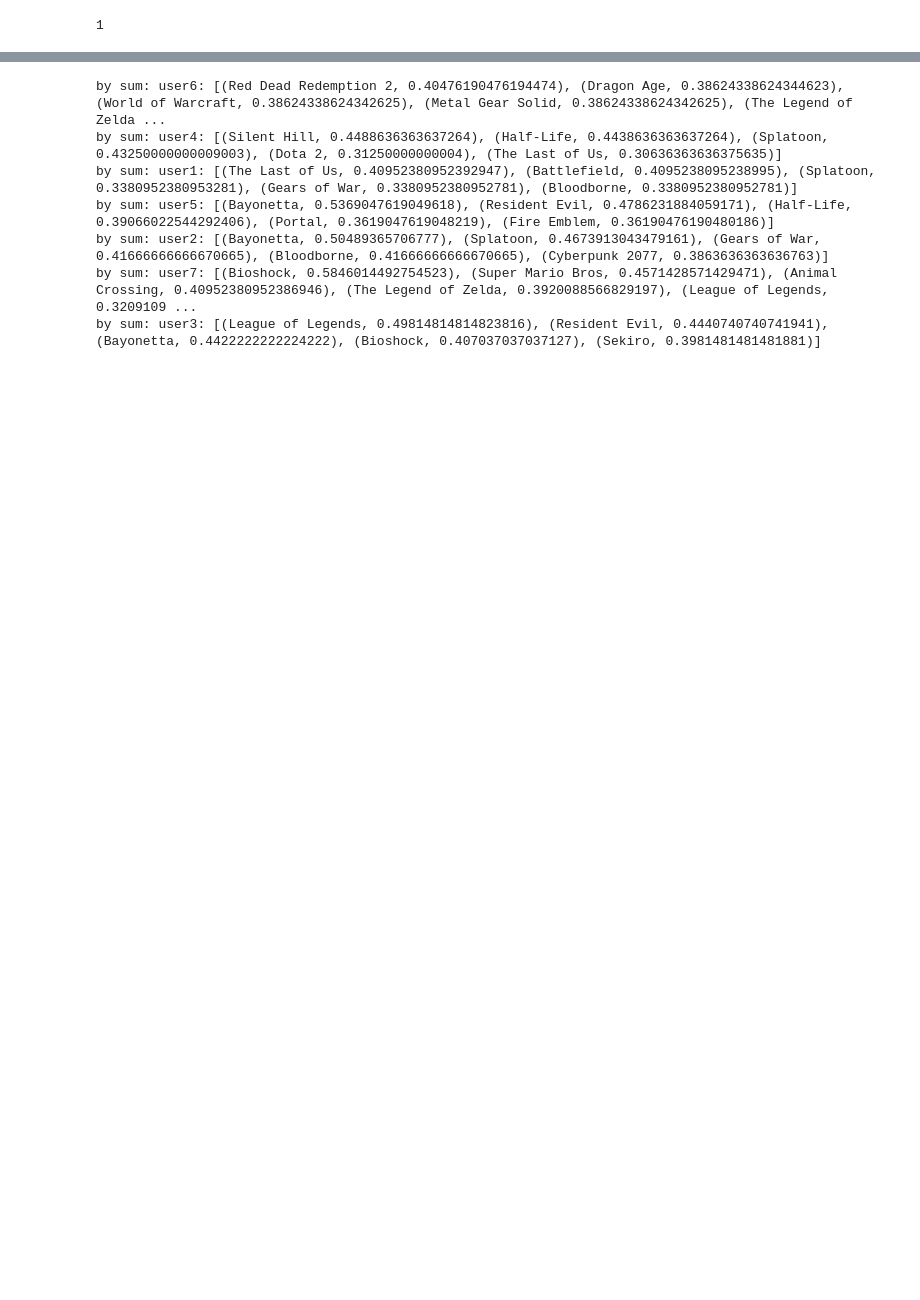
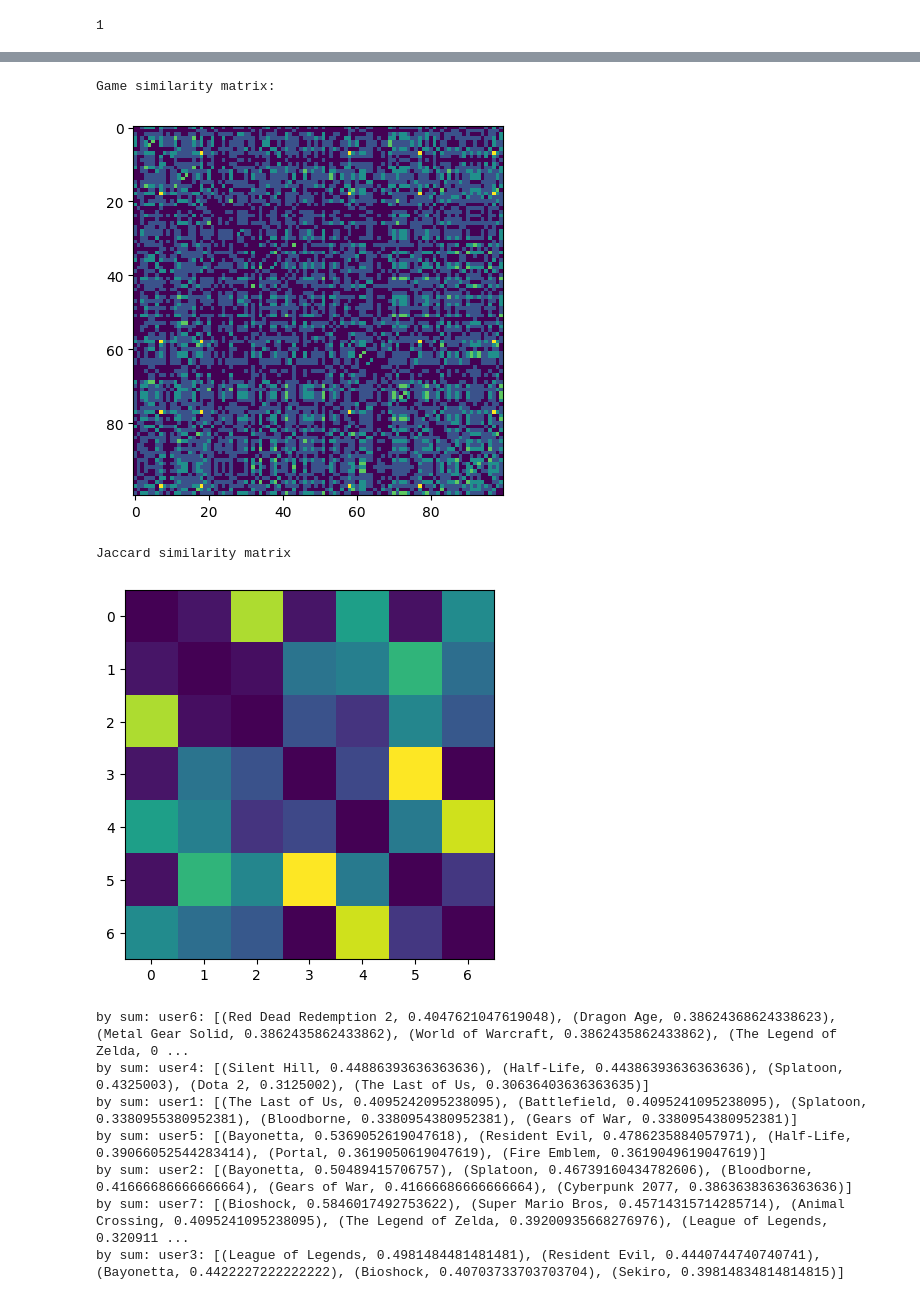
Before and after one commit to AlanBeem/AD325_Project2, a Jupyter notebook: main.ipynb, the cells around one changed output, grey strips where cells are left out. Drawn from its saved outputs; the diff is of its cells as text; code cells hidden in the pictures; blank space fills up the shorter version.

```diff
--- a/main.ipynb
+++ b/main.ipynb
@@ -186,6 +192,8 @@ print(control_ht.collision_count)
 # %%
 import csv
-# import matplotlib.pyplot as plt
+import matplotlib.pyplot as plt
+import math
+
 
 game_cumulative_list = []
 user_data_sets = {}  # dict()
@@ -200,8 +208,26 @@ with open('user_item_data.csv', 'r') as open_file:
             user_data_sets[user] = set()
         user_data_sets[user].add(game)
 open_file.close()
-# print(user_data_sets)
-
+# game similarity matrix
+game_list = list(set(game_cumulative_list))
+game_similarity_matrix = [[0 for g in game_cumulative_list] for l in game_cumulative_list]
+game_pairs = set()
+for i, game_i in zip(range(len(game_cumulative_list)), game_cumulative_list):
+    for j, game_j in zip(range(len(game_cumulative_list)), game_cumulative_list):
+        if i != j:
+            game_pairs.add((game_i, game_j))
+            for each_user in user_data_sets:
+                game_set = user_data_sets[each_user]
+                game_similarity_matrix[i][j] += 1 if (game_i in game_set and game_j in game_set) else 0
+for k in range(len(game_similarity_matrix)):
+    for L in range(len(game_similarity_matrix)):
+        game_similarity_matrix[k][L] /= len(game_pairs)
+# for i in range(len(game_similarity_matrix)):
+#     print(game_similarity_matrix[i])
+#
+print("Game similarity matrix:")
+plt.imshow(game_similarity_matrix)
+plt.show()
 
 class GamePriority:
     def __init__(self, game: str, priority: float):
@@ -234,43 +260,71 @@ class GameList(list):
     def append(self, object):
         for each in self:
             if each.equals(object):
                 break
         else:
             return super().append(object)
         return None
 
     def __str__(self) -> str:
         return f"{[str(each) for each in self]}"
 
-jaccard_matrix = [[0.3 for i in range(len(user_data_sets))] for j in range(len(user_data_sets))]
+jaccard_matrix = [[0 for i in range(len(user_data_sets))] for j in range(len(user_data_sets))]  # 0.3 was for visualization as heat map
 
 user_recs_list_sum = []
 user_recs_list_max = []
+
+minimum_similarity = 1
 
 for i, user_i in zip(range(len(jaccard_matrix)), user_data_sets.keys()):
     user_recs_list_sum.append(GameList())
     user_recs_list_max.append(GameList())
     for j, user_j in zip(range(len(jaccard_matrix[i])), user_data_sets.keys()):
         if i != j:
+            # jaccard_matrix[i][j] = -math.log2(len(user_data_sets[user_i].intersection(user_data_sets[user_j])) / len(user_data_sets[user_i].union(user_data_sets[user_j])))
             jaccard_matrix[i][j] = len(user_data_sets[user_i].intersection(user_data_sets[user_j])) / len(user_data_sets[user_i].union(user_data_sets[user_j]))
             for game in (user_data_sets[user_j] - user_data_sets[user_i]):
-                game_bias = (game_cumulative_list.count(game) / len(game_cumulative_list)) * 0.000000000001
-                user_recs_list_sum[-1].append(GamePrioritySum(game, jaccard_matrix[i][j] + game_bias))
-                user_recs_list_max[-1].append(GamePriorityMaximum(game, jaccard_matrix[i][j] + game_bias))
+                user_recs_list_sum[-1].append(GamePrioritySum(game, jaccard_matrix[i][j]))
+                # user_recs_list_max[-1].append(GamePriorityMaximum(game, jaccard_matrix[i][j]))
+                if jaccard_matrix[i][j] < minimum_similarity:
+                    minimum_similarity = jaccard_matrix[i][j]
+
+for i in range(len(jaccard_matrix)):
+    jaccard_matrix[i][i] = minimum_similarity  # 1  # the users are largely not too similar, but some pairs are relatively more similar than others
+
+print("Jaccard similarity matrix")
+plt.imshow(jaccard_matrix)
+plt.show()
+
+for game_list in user_recs_list_sum:
+    for game_priority in game_list:
+        game = game_priority.game
+        game_bias = (game_cumulative_list.count(game) / len(game_cumulative_list)) * 0.00001
+        game_similarity = 0
+        similarity_row = game_similarity_matrix[game_cumulative_list.index(game)]
+        for each_game, each_similarity in zip(game_list, similarity_row):
+            game_similarity += each_similarity if each_game in user_data_sets[user_i] else 0
+        game_similarity *= minimum_similarity
+        game_similarity /= 100
+        game_list.append(GamePrioritySum(game, game_similarity + game_bias))  # sums priority of game
+        # user_recs_list_max[-1].append(GamePriorityMaximum(game, jaccard_matrix[i][j] + game_bias))
 
 for rec_i in range(len(user_recs_list_sum)):
     user_recs_list_sum[rec_i].sort(key=lambda p: -p.priority)
-for rec_j in range(len(user_recs_list_max)):
-    user_recs_list_max[rec_j].sort(key=lambda p: -p.priority)
+# for rec_j in range(len(user_recs_list_max)):
+#     user_recs_list_max[rec_j].sort(key=lambda p: -p.priority)
 
 for each_rec_list_sum, each_rec_list_max, user in zip(user_recs_list_sum, user_recs_list_max, user_data_sets.keys()):
     print(f"by sum: {user}: {each_rec_list_sum[0:5]}")
     # print(f"by max: {user}: {each_rec_list_max[0:5]}")
 # %% [output]
-by sum: user6: [(Red Dead Redemption 2, 0.40476190476194474), (Dragon Age, 0.38624338624344623), (World of Warcraft, 0.38624338624342625), (Metal Gear Solid, 0.38624338624342625), (The Legend of Zelda ...
-by sum: user4: [(Silent Hill, 0.4488636363637264), (Half-Life, 0.4438636363637264), (Splatoon, 0.43250000000009003), (Dota 2, 0.31250000000004), (The Last of Us, 0.30636363636375635)]
-by sum: user1: [(The Last of Us, 0.40952380952392947), (Battlefield, 0.4095238095238995), (Splatoon, 0.3380952380953281), (Gears of War, 0.3380952380952781), (Bloodborne, 0.3380952380952781)]
-by sum: user5: [(Bayonetta, 0.5369047619049618), (Resident Evil, 0.4786231884059171), (Half-Life, 0.39066022544292406), (Portal, 0.3619047619048219), (Fire Emblem, 0.36190476190480186)]
-by sum: user2: [(Bayonetta, 0.50489365706777), (Splatoon, 0.4673913043479161), (Gears of War, 0.41666666666670665), (Bloodborne, 0.41666666666670665), (Cyberpunk 2077, 0.3863636363636763)]
-by sum: user7: [(Bioshock, 0.5846014492754523), (Super Mario Bros, 0.4571428571429471), (Animal Crossing, 0.40952380952386946), (The Legend of Zelda, 0.3920088566829197), (League of Legends, 0.3209109 ...
-by sum: user3: [(League of Legends, 0.49814814814823816), (Resident Evil, 0.4440740740741941), (Bayonetta, 0.4422222222224222), (Bioshock, 0.407037037037127), (Sekiro, 0.3981481481481881)]
+Game similarity matrix:
+[figure, added]
+Jaccard similarity matrix
+[figure, added]
+by sum: user6: [(Red Dead Redemption 2, 0.4047621047619048), (Dragon Age, 0.38624368624338623), (Metal Gear Solid, 0.3862435862433862), (World of Warcraft, 0.3862435862433862), (The Legend of Zelda, 0 ...
+by sum: user4: [(Silent Hill, 0.44886393636363636), (Half-Life, 0.44386393636363636), (Splatoon, 0.4325003), (Dota 2, 0.3125002), (The Last of Us, 0.30636403636363635)]
+by sum: user1: [(The Last of Us, 0.4095242095238095), (Battlefield, 0.4095241095238095), (Splatoon, 0.3380955380952381), (Bloodborne, 0.3380954380952381), (Gears of War, 0.3380954380952381)]
+by sum: user5: [(Bayonetta, 0.5369052619047618), (Resident Evil, 0.4786235884057971), (Half-Life, 0.39066052544283414), (Portal, 0.3619050619047619), (Fire Emblem, 0.3619049619047619)]
+by sum: user2: [(Bayonetta, 0.50489415706757), (Splatoon, 0.46739160434782606), (Bloodborne, 0.41666686666666664), (Gears of War, 0.41666686666666664), (Cyberpunk 2077, 0.38636383636363636)]
+by sum: user7: [(Bioshock, 0.5846017492753622), (Super Mario Bros, 0.45714315714285714), (Animal Crossing, 0.4095241095238095), (The Legend of Zelda, 0.39200935668276976), (League of Legends, 0.320911 ...
+by sum: user3: [(League of Legends, 0.4981484481481481), (Resident Evil, 0.4440744740740741), (Bayonetta, 0.4422227222222222), (Bioshock, 0.40703733703703704), (Sekiro, 0.39814834814814815)]
```
Also changed, not shown: parts of 10 cells of this notebook, 2 other files.
